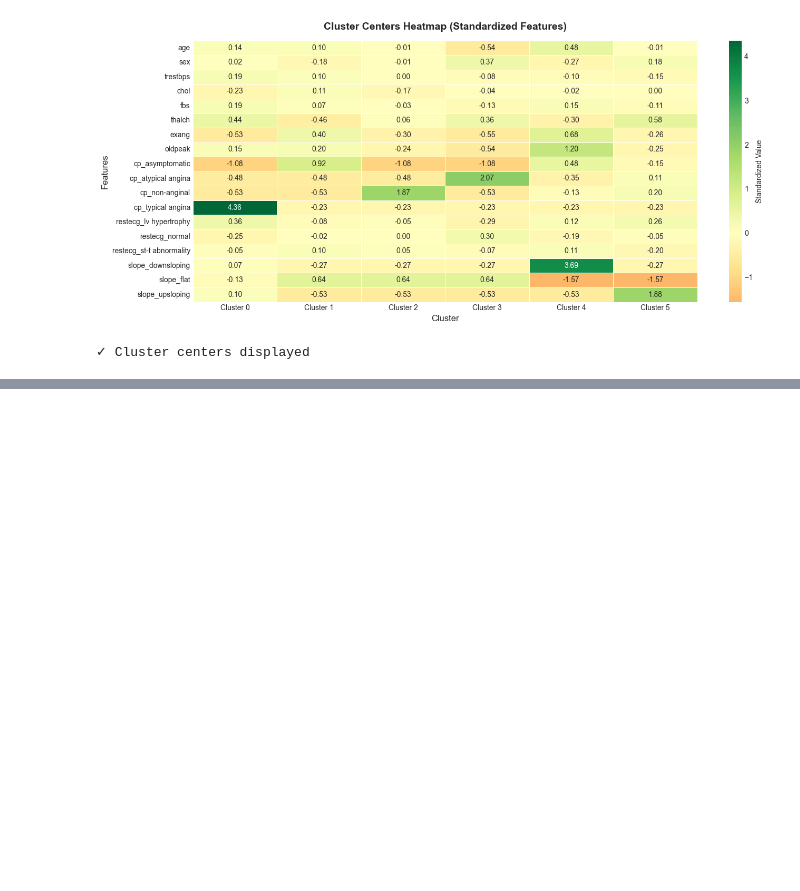
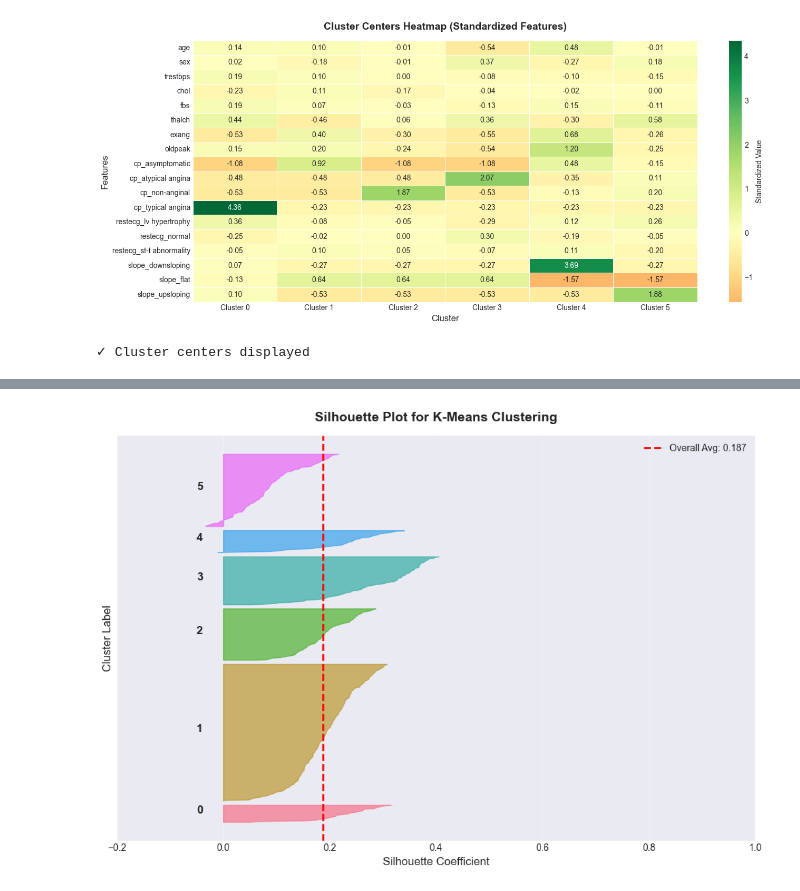
Before and after one commit to davidgit3000/Heart-Disease-Analysis-K-means-, a Jupyter notebook: heart_disease_clustering.ipynb, the cells around one changed output, grey strips where cells are left out. Drawn from its saved outputs; the diff is of its cells as text; code cells hidden in the pictures; blank space fills up the shorter version.

Commit message:
added Cluster Evaluation in Phase 3 (Evaluation)

```diff
--- a/heart_disease_clustering.ipynb
+++ b/heart_disease_clustering.ipynb
@@ -1694,0 +1835,40 @@ Cluster 5            1.879
+# %%
+#68 Silhouette plot visualization
+fig, ax = plt.subplots(figsize=(10, 7))
+
+y_lower = 10
+colors = sns.color_palette('husl', optimal_k)
+
+for i in range(optimal_k):
+    # Get silhouette values for cluster i
+    cluster_silhouette_vals = silhouette_vals[df_scaled['Cluster'] == i]
+    cluster_silhouette_vals.sort()
+
+    size_cluster_i = cluster_silhouette_vals.shape[0]
+    y_upper = y_lower + size_cluster_i
+
+    ax.fill_betweenx(np.arange(y_lower, y_upper), 0, cluster_silhouette_vals,
+                     facecolor=colors[i], edgecolor=colors[i], alpha=0.7)
+
+    # Label the silhouette plots with their cluster numbers at the middle
+    ax.text(-0.05, y_lower + 0.5 * size_cluster_i, str(i), fontsize=12, fontweight='bold')
+
+    # Compute the new y_lower for next plot
+    y_lower = y_upper + 10
+
+# Add overall average line
+ax.axvline(x=overall_silhouette, color='red', linestyle='--', linewidth=2,
+           label=f'Overall Avg: {overall_silhouette:.3f}')
+
+ax.set_title('Silhouette Plot for K-Means Clustering', fontsize=14, fontweight='bold', pad=15)
+ax.set_xlabel('Silhouette Coefficient', fontsize=12)
+ax.set_ylabel('Cluster Label', fontsize=12)
+ax.set_yticks([])
+ax.set_xlim([-0.2, 1])
+ax.legend(fontsize=10)
+ax.grid(axis='x', alpha=0.3)
+
+plt.tight_layout()
+plt.show()
+# %% [output]
+[figure, added]
```
Also changed, not shown: parts of 15 cells of this notebook.
